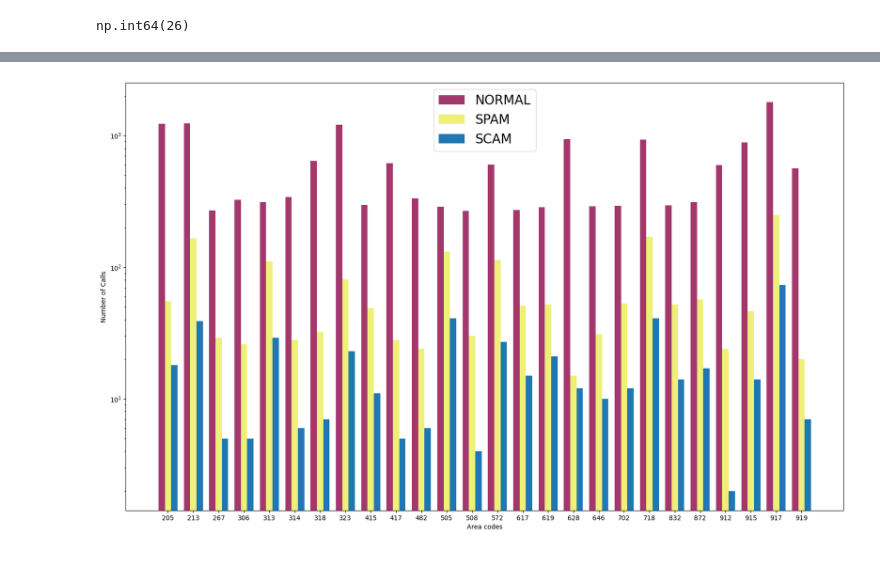
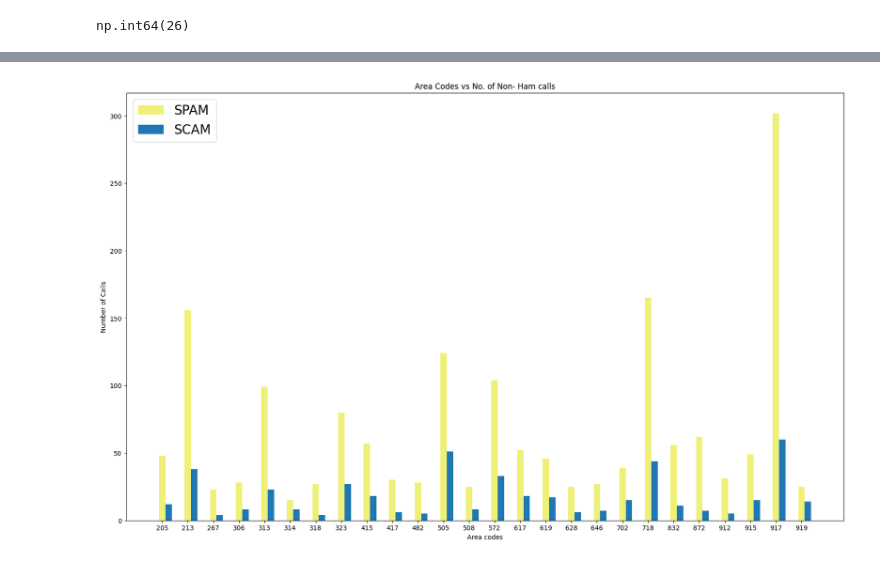
Before and after one commit to achal3014/Spam-Fraud-Call-Location-Detection, a Jupyter notebook: b_data_preprocess.ipynb, the cells around one changed output, grey strips where cells are left out. Saved outputs shown, nothing was run; the diff lists cells and outputs as text; code cells hidden in the pictures.

```diff
--- a/b_data_preprocess.ipynb
+++ b/b_data_preprocess.ipynb
@@ -400,22 +431,22 @@ Area Code
 Name: count, dtype: int64
 # %%
-# from matplotlib.ticker import MultipleLocator
 codes = set([ '213', '572', '718', '213', '718', '832', '917', '323', '213', '917', '505', '628', '718',
 '313', '718', '872', '572', '323', '323', '213', '646', '917', '917', '205', '917', '718', '915', '917', '572', '213', '205',
 '702', '505', '505', '917', '617','718', '572', '917', '832', '213', '306', '505', '318', '313','718', '617','917', '415', '505', '267', '505',
 '917', '323', '718', '313', '505', '919', '915', '702','508', '417', '415', '619', '314','917', '482', '872', '213', '912','619','917' ])
 codes = sorted(codes)
 
 plt.figure(figsize=(20,12))
 width = 0.25
 values = np.arange(len(sp_counts))
-plt.bar(values-width,nor_counts.values,width=width,color = '#a3386c',label = 'NORMAL',log = True)
-plt.bar(values,sp_counts.values,width= width, color = '#EEF078',label = 'SPAM',log = True)
-plt.bar(values+width,sc_counts.values,width=width,label = 'SCAM',log = True)
+# plt.bar(values-width,nor_counts.values,width=width,color = '#a3386c',label = 'NORMAL',log = True)
+plt.bar(values,sp_counts.values,width= width, color = '#EEF078',label = 'SPAM')
+plt.bar(values+width,sc_counts.values,width=width,label = 'SCAM')
+plt.title("Area Codes vs No. of Non- Ham calls")  #all calls if first bar function is loaded
 plt.xlabel('Area codes')
 plt.ylabel('Number of Calls')
 plt.xticks(np.arange(len(codes)),labels=codes)
 plt.legend(fontsize = 20)
 plt.show()
 # %% [output]
-[figure, old version]
+[figure, new version]
```
Also changed, not shown: parts of 33 cells of this notebook, 3 other files.
